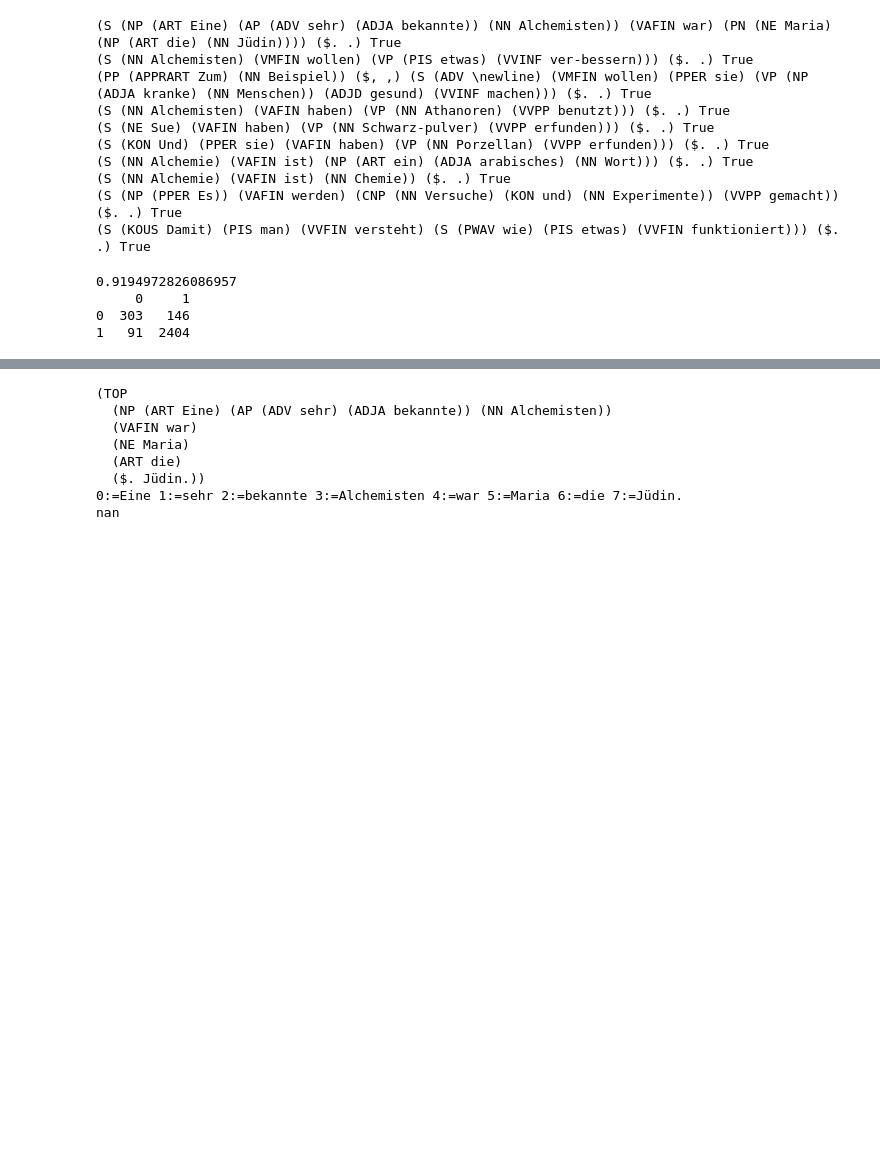
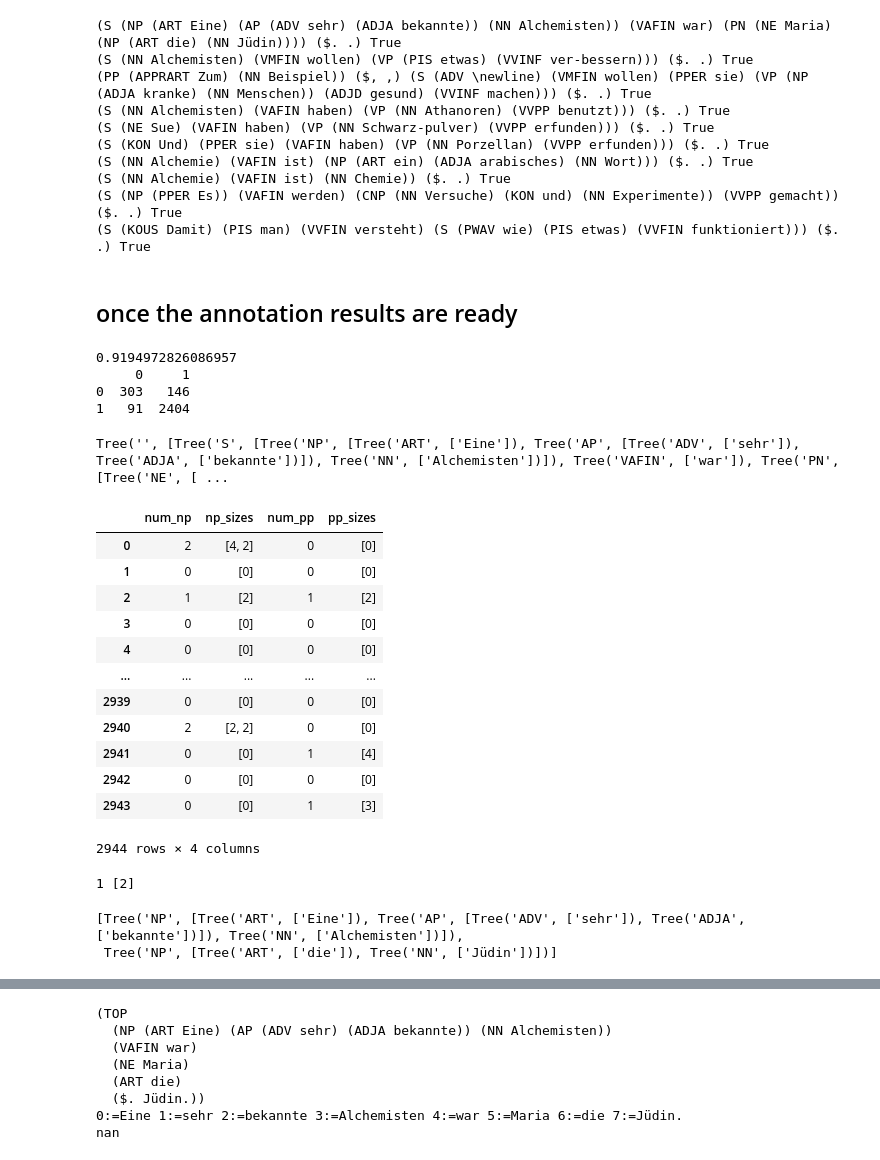
Before and after one commit to ansost/easy-to-read, a Jupyter notebook: notebooks/consitituency_parser_tryout.ipynb, the cells around one changed output, grey strips where cells are left out. Saved outputs shown, nothing was run; the diff lists cells and outputs as text; code cells hidden in the pictures; blank space fills up the shorter version.

Commit message:
added NP, PP counts and sizes for each sentence

```diff
--- a/notebooks/consitituency_parser_tryout.ipynb
+++ b/notebooks/consitituency_parser_tryout.ipynb
@@ -107,6 +109,8 @@ for sent in tqdm(df["phrase"]):
 # convert ls to DataFrame and save to ../data/bracket_is_sent_results.csv
 df_results = pd.DataFrame(results, columns=["sentence", "tree", "is_sent"])
 df_results.to_csv('../data/bracket_is_sent_results.csv', index=False)
+# %% [markdown]
+## once the annotation results are ready
 # %%
 gold = []
 for num_statements in df["num_statements"]:
@@ -115,7 +119,11 @@ for num_statements in df["num_statements"]:
     else:
         gold.append(True)
 
-pred = pd.read_csv('../data/bracket_is_sent_results.csv')["is_sent"]
+# read in train set
+df = pd.read_csv('../data/train_updated.csv')
+# read in brackets annotations
+annotations = pd.read_csv('../data/bracket_is_sent_results.csv')
+pred = annotations["is_sent"]
 
 # calculate accuracy
 accuracy = accuracy_score(gold, pred)
@@ -130,3 +138,11 @@ print(cm_df)
      0     1
 0  303   146
 1   91  2404
+# %%
+# transform the tree string into a NLTK tree object for bracket parsing
+tree_strs  = ["(" + tree + ")" for tree in annotations["tree"]]
+
+# visualize the first tree
+Tree.fromstring(tree_strs[0])
+# %% [output]
+Tree('', [Tree('S', [Tree('NP', [Tree('ART', ['Eine']), Tree('AP', [Tree('ADV', ['sehr']), Tree('ADJA', ['bekannte'])]), Tree('NN', ['Alchemisten'])]), Tree('VAFIN', ['war']), Tree('PN', [Tree('NE', [ ...
@@ -132,0 +195,18 @@ print(cm_df)
+# %%
+res = np_pp_size_count(tree_strs)
+
+res
+# %% [output]
+|  | num_np | np_sizes | num_pp | pp_sizes |
+| 0 | 2 | [4, 2] | 0 | [0] |
+| 1 | 0 | [0] | 0 | [0] |
+| 2 | 1 | [2] | 1 | [2] |
+| 3 | 0 | [0] | 0 | [0] |
+| 4 | 0 | [0] | 0 | [0] |
+| ... | ... | ... | ... | ... |
+| 2939 | 0 | [0] | 0 | [0] |
+| 2940 | 2 | [2, 2] | 0 | [0] |
+| 2941 | 0 | [0] | 1 | [4] |
+| 2942 | 0 | [0] | 0 | [0] |
+| 2943 | 0 | [0] | 1 | [3] |
+2944 rows × 4 columns
@@ -132,0 +216,25 @@ print(cm_df)
+# %%
+# Parse the string into a tree
+tree = Tree.fromstring(tree_strs[2])
+
+# Find the PP subtrees
+pp_subtrees = [subtree for subtree in tree.subtrees() if subtree.label() == 'PP']
+
+pp_count = len(pp_subtrees)
+
+if pp_subtrees:
+    sizes = []
+    for subtree in pp_subtrees:
+        sizes.append(len(subtree.leaves()))
+
+# else:
+#     continue
+
+print(pp_count, sizes)
+# %% [output]
+1 [2]
+# %%
+pp_subtrees
+# %% [output]
+[Tree('NP', [Tree('ART', ['Eine']), Tree('AP', [Tree('ADV', ['sehr']), Tree('ADJA', ['bekannte'])]), Tree('NN', ['Alchemisten'])]),
+ Tree('NP', [Tree('ART', ['die']), Tree('NN', ['Jüdin'])])]
```
Also changed, not shown: parts of 5 cells of this notebook, 1 other file.
